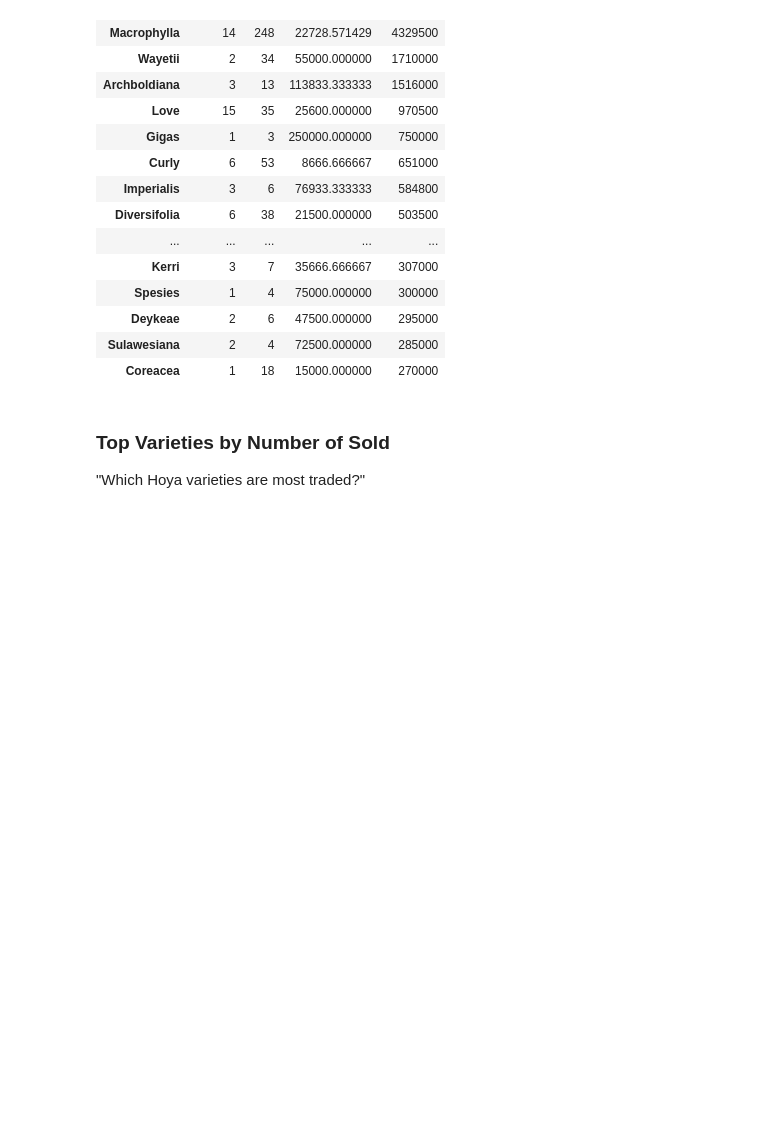
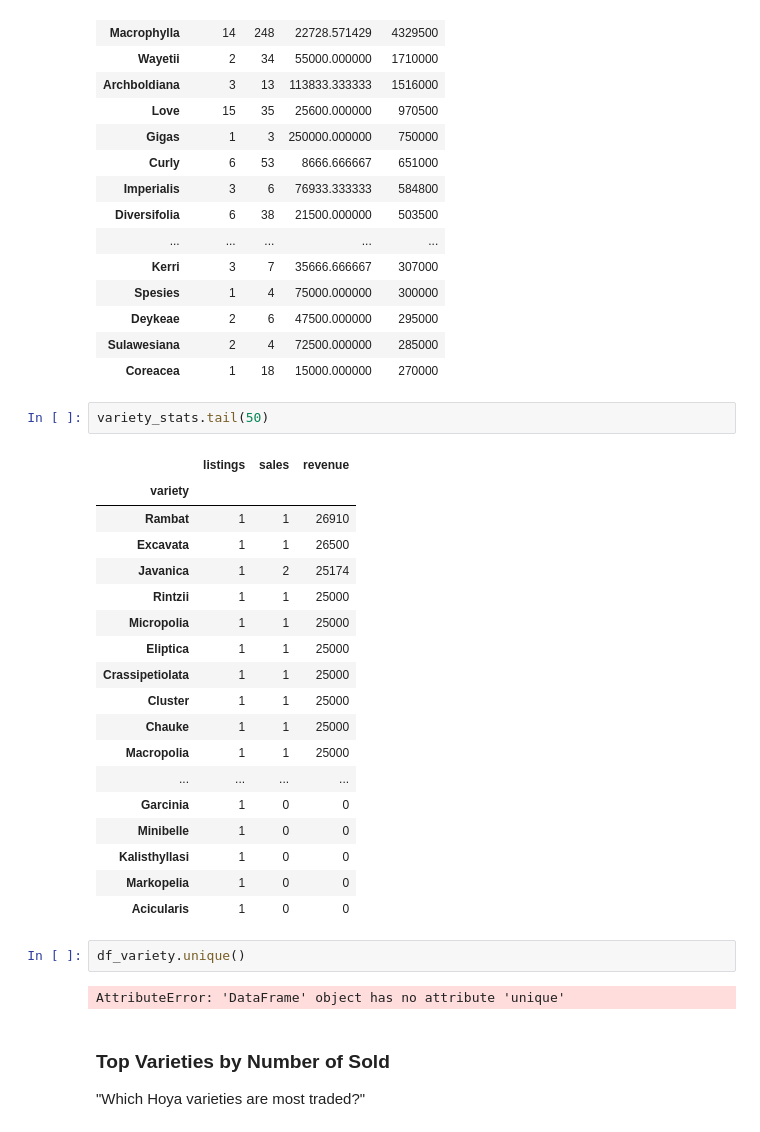
Before and after one commit to firilanjm/hoya_marketplace, a Jupyter notebook: notebooks/marketplace_analytics.ipynb, the cells around one changed output. Saved outputs shown, nothing was run; the diff lists cells and outputs as text; blank space fills up the shorter version.

```diff
--- a/notebooks/marketplace_analytics.ipynb
+++ b/notebooks/marketplace_analytics.ipynb
@@ -127,6 +127,31 @@ variety_stats.head(20)
 | Deykeae | 2 | 6 | 47500.000000 | 295000 |
 | Sulawesiana | 2 | 4 | 72500.000000 | 285000 |
 | Coreacea | 1 | 18 | 15000.000000 | 270000 |
+# %%
+variety_stats.tail(50)
+# %% [output]
+|  | listings | sales | revenue |
+| variety |  |  |  |
+| Rambat | 1 | 1 | 26910 |
+| Excavata | 1 | 1 | 26500 |
+| Javanica | 1 | 2 | 25174 |
+| Rintzii | 1 | 1 | 25000 |
+| Micropolia | 1 | 1 | 25000 |
+| Eliptica | 1 | 1 | 25000 |
+| Crassipetiolata | 1 | 1 | 25000 |
+| Cluster | 1 | 1 | 25000 |
+| Chauke | 1 | 1 | 25000 |
+| Macropolia | 1 | 1 | 25000 |
+| ... | ... | ... | ... |
+| Garcinia | 1 | 0 | 0 |
+| Minibelle | 1 | 0 | 0 |
+| Kalisthyllasi | 1 | 0 | 0 |
+| Markopelia | 1 | 0 | 0 |
+| Acicularis | 1 | 0 | 0 |
+# %%
+df_variety.unique()
+# %% [output]
+AttributeError: 'DataFrame' object has no attribute 'unique'
 # %% [markdown]
 ### Top Varieties by Number of Sold
 "Which Hoya varieties are most traded?"
```
Also changed, not shown: 3 other files.
